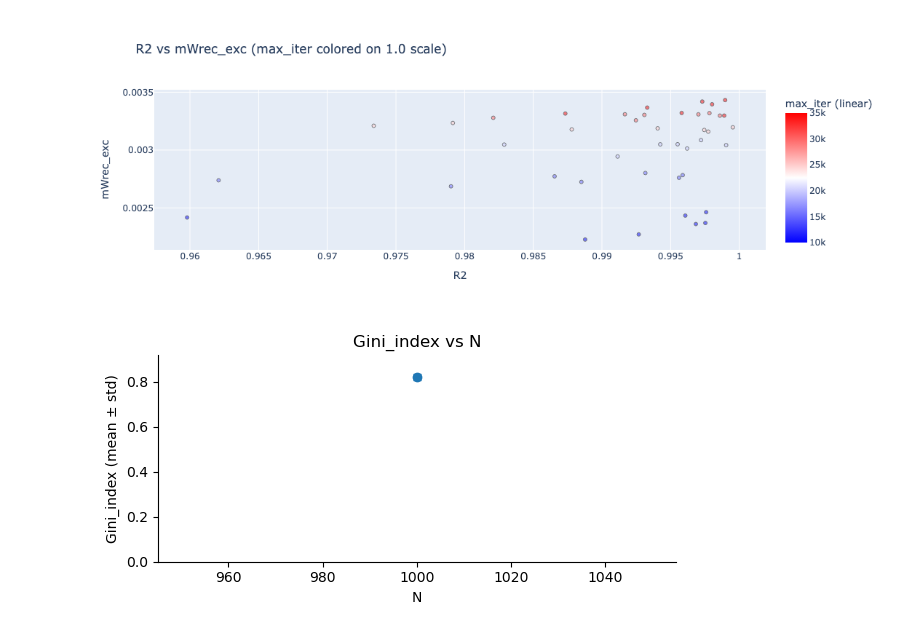
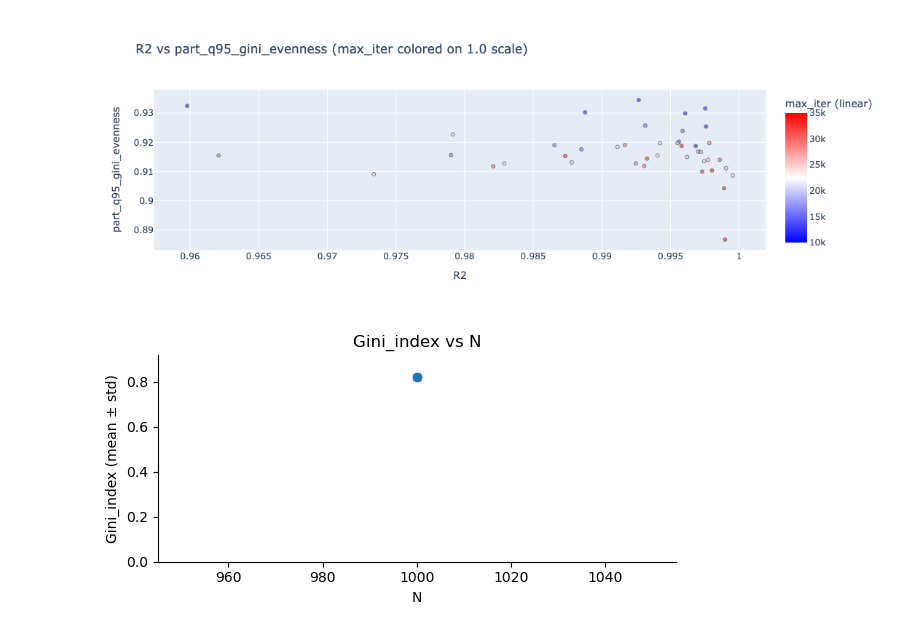
Before and after one commit to engellab/trainRNNbrain, a Jupyter notebook: jupyter/RNNs statistics.ipynb, the cells around one changed output. Drawn from its saved outputs; the diff is of its cells as text; code cells hidden in the pictures.

```diff
--- a/jupyter/RNNs statistics.ipynb
+++ b/jupyter/RNNs statistics.ipynb
@@ -392,16 +393,16 @@ import numpy as np, pandas as pd, plotly.express as px
 
 df = pd.DataFrame(consolidated_data)
 
-# --- get R2 robustly (don't parse from /Users/...) ---
-if "R2" in df.columns:
-    df["R2"] = pd.to_numeric(df["R2"], errors="coerce")
-elif "folder" in df.columns:
-    df["R2"] = pd.to_numeric(df["folder"].astype(str).str.extract(r"^([0-9\.]+)")[0], errors="coerce")
-else:
-    df["R2"] = pd.to_numeric(
-        df["path"].astype(str).str.extract(r"(?:^|[^A-Za-z0-9])R2(?:=|_|-)([0-9]*\.?[0-9]+)")[0],
-        errors="coerce"
-    )
+# # --- get R2 robustly (don't parse from /Users/...) ---
+# if "R2" in df.columns:
+#     df["R2"] = pd.to_numeric(df["R2"], errors="coerce")
+# elif "folder" in df.columns:
+#     df["R2"] = pd.to_numeric(df["folder"].astype(str).str.extract(r"^([0-9\.]+)")[0], errors="coerce")
+# else:
+#     df["R2"] = pd.to_numeric(
+#         df["path"].astype(str).str.extract(r"(?:^|[^A-Za-z0-9])R2(?:=|_|-)([0-9]*\.?[0-9]+)")[0],
+#         errors="coerce"
+#     )
 
 df = df.dropna(subset=["R2"])
 df = df[df["R2"] > 0.75]
@@ -421,7 +422,7 @@ is_numeric = num.notna().sum() == raw.notna().sum()
 
 scale = 1.  # used for marker sizing/layout
 x = 'R2'
-y = "mWrec_exc"
+y = "part_q95_gini_evenness"
 if is_numeric:
     df[column] = num
 
@@ -453,34 +454,34 @@ if is_numeric:
         title=f"{x} vs {y} ({column} colored on {scale} scale)"
     )
     fig.update_layout(coloraxis_colorbar=dict(title=cbar_title, tickvals=tickvals, ticktext=ticktext))
 
 else:
     cat_col = f"{column}_str"
     df[cat_col] = raw.astype(str).fillna("NA")
 
     order = sorted(pd.unique(df[cat_col]), key=lambda s: (s == "NA", s))
     seq = distinct_hex_colors(len(order), seed=0)
     color_map = dict(zip(order, seq))
 
     hover_col = "experiment_folder"  # or "folder" if that’s what you want shown
     fig = px.scatter(
         df, x=x, y=y,
         color=cat_col if not is_numeric else color_col,
         hover_name=hover_col,
         hover_data={"path": False, "N": True, x: True, y: True, "max_iter": True},  # optional extras; delete if you want minimal
         category_orders={cat_col: order} if not is_numeric else None,
         color_discrete_map=color_map if not is_numeric else None,
         color_continuous_scale=[(0, "blue"), (0.5, "white"), (1, "red")] if is_numeric else None,
         title=f"{x} vs {y}"
     )
     fig.update_layout(legend_title_text=column)
 
 fig.update_layout(autosize=False, width=800 * scale, height=400 * scale)
 fig.update_traces(marker=dict(opacity=0.5, size=5 * scale, line=dict(width=1, color="black")))
 fig.write_image(f"statistics_{x}_vs_{y}.svg")
 fig.show()
 # %% [output]
-[figure, old version]
+[figure, new version]
 # %%
 for col in ['Gini_index', 'meanA', 'tVar', 'mWout', 'mWinp', 'mWrec_exc', 'mWrec_inh', 'R2']:
     g = df.groupby('N')[col].agg(['mean','var','count']).reset_index().sort_values('N')
```
Also changed, not shown: parts of 4 cells of this notebook, 12 other files.
